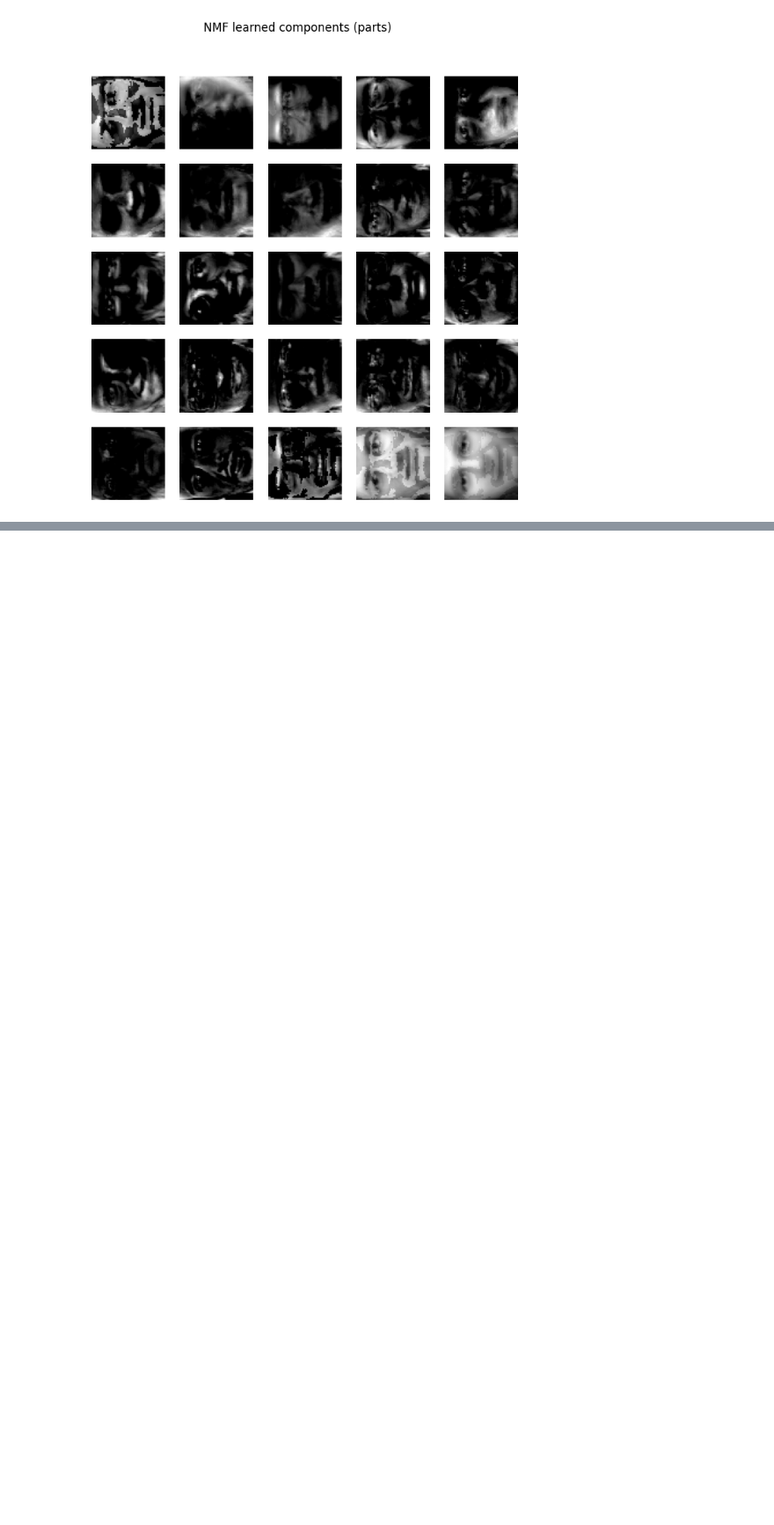
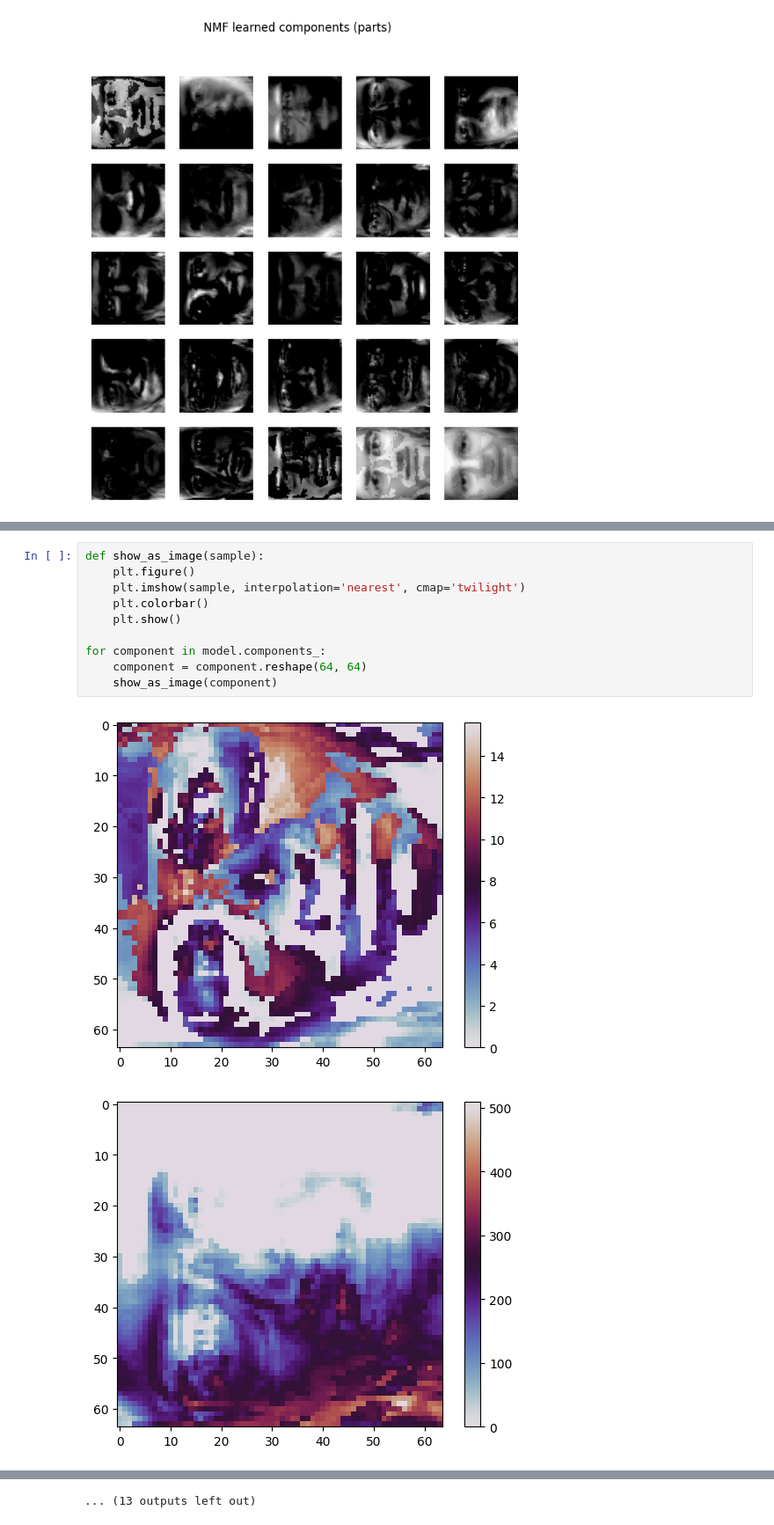
Before and after one commit to imgabrielas/How-To-Make-ML, a Jupyter notebook: NMF/notebook.ipynb, the cells around one changed output, grey strips where cells are left out. Shown at 88% size. Cells and saved outputs as stored; diff of their text form; blank space fills up the shorter version.

```diff
--- a/NMF/notebook.ipynb
+++ b/NMF/notebook.ipynb
@@ -54,0 +107,13 @@ plt.show()
+# %%
+def show_as_image(sample):
+	plt.figure()
+	plt.imshow(sample, interpolation='nearest', cmap='twilight')
+	plt.colorbar()
+	plt.show()
+
+for component in model.components_:
+	component = component.reshape(64, 64)
+	show_as_image(component)
+# %% [output]
+[figure, added]
+[figure, added]
@@ -54,0 +130 @@ plt.show()
+... (13 outputs left out)
```
Also changed, not shown: parts of 7 cells of this notebook.
